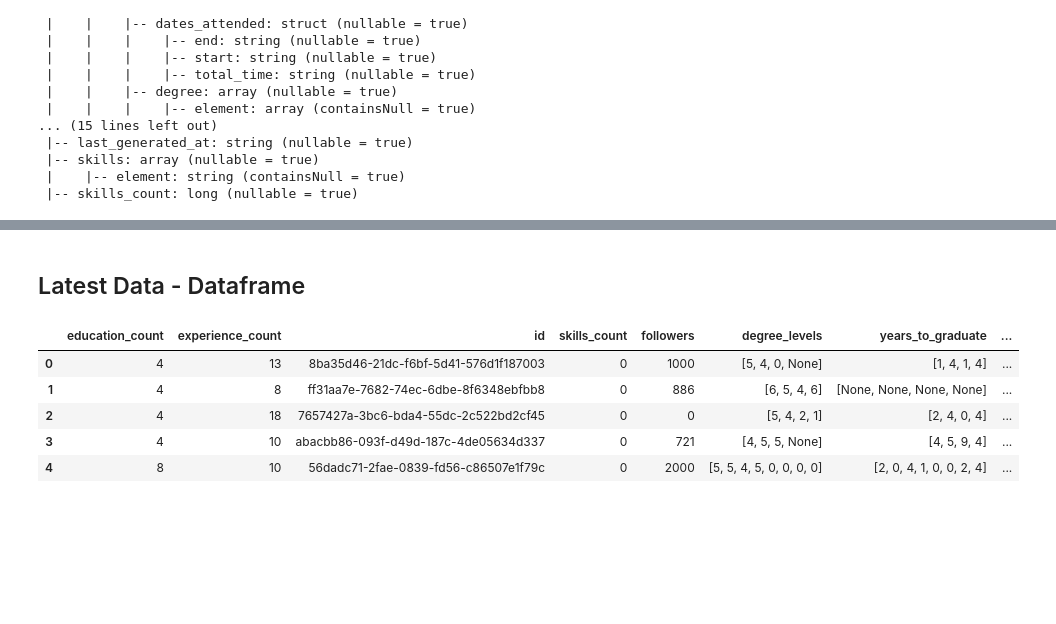
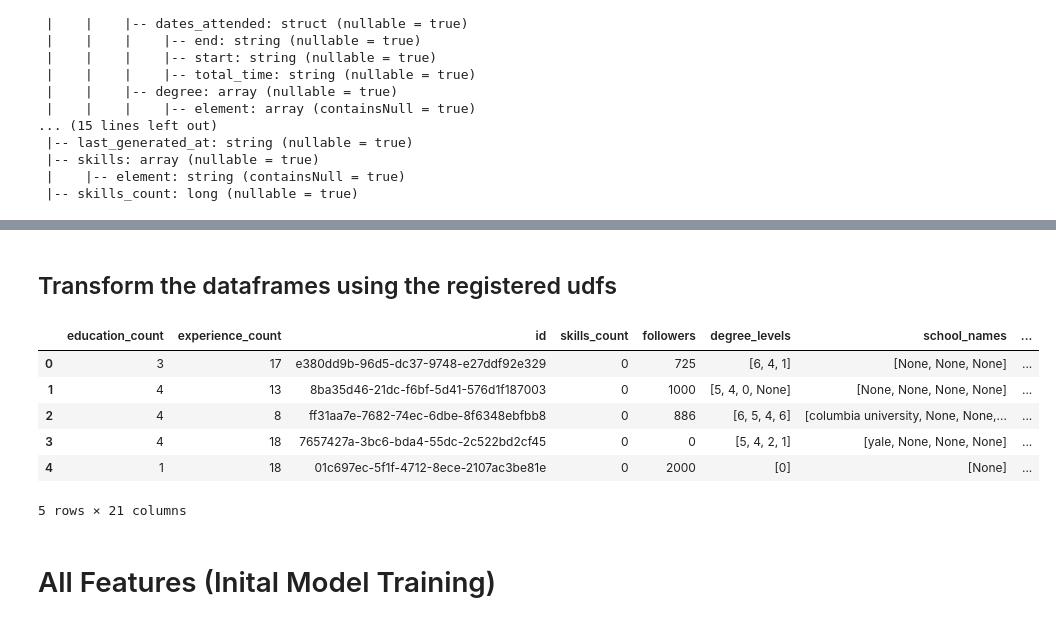
Before and after one commit to simran-dk/METCS777-term-project-repo-Team9, a Jupyter notebook: clustering_using_kmeans.ipynb, the cells around one changed output, grey strips where cells are left out. Drawn from its saved outputs; the diff is of its cells as text; code cells hidden in the pictures; blank space fills up the shorter version.

```diff
--- a/clustering_using_kmeans.ipynb
+++ b/clustering_using_kmeans.ipynb
@@ -1,6 +1,6 @@
 # %%
 temp_dir = "/Users/alexbindas/tmp"
-json_directory_path = "../data/raw_data_84.tar.gz"
+json_directory_path = "../data/raw_data_104.tar.gz"
 # %%
 import shutil
 shutil.rmtree(temp_dir)
@@ -387,31 +548,37 @@ get_average_of_list_udf = udf(get_average_of_list, FloatType())
-# %% [markdown]
-## Latest Data - Dataframe
+# %% [markdown]
+## Transform the dataframes using the registered udfs
 # %%
 transformed_df = df.withColumn("followers", convert_text_to_number_udf(col("activity.followers"))) \
         .withColumn("degree_levels", get_degree_levels_list_udf(df.education))\
+        .withColumn("school_names", clean_school_names_udf(df.education))\
+        .withColumn("bs_school_name", get_bs_school_name_udf(df.education))\
+        .withColumn("ms_school_name", get_ms_school_name_udf(df.education))\
+        .withColumn("phd_school_name", get_phd_school_name_udf(df.education))\
         .withColumn("years_to_graduate", get_total_time_to_graduate_udf(df.education))\
         .withColumn("position_levels", get_position_levels_list_udf(df.experiences))\
         .withColumn("position_start_dates", get_position_start_dates_udf(df.experiences))\
         .withColumn("position_end_dates", get_position_end_dates_udf(df.experiences))\
         .withColumn("position_description", get_position_description_udf(df.experiences))\
         .withColumn("year_of_graduation", df.education[0].dates_attended.end)\
         .withColumn("months_in_position", calculate_months_in_position_udf(df.experiences))\
         .withColumn("connections", convert_text_to_number_udf(col("activity.connections")))\
+        .withColumn("position_count", get_position_counts_udf(df.experiences))\
         .withColumn("degree", df.education[0].degree[0][0])\
         .withColumn("major", clean_major_udf(df.education[0].degree[0]))\
         .drop(*["activity", "last_generated_at", "education","experiences","skills"])
 
-# pandas_df.to_csv(f"/Users/alexbindas/linkedin_raw_data/transformed_data.csv", header=True)
-# transformed_df.show()
 pandas_df = transformed_df.toPandas()
 pandas_df.head()
 # %% [output]
-|  | education_count | experience_count | id | skills_count | followers | degree_levels | years_to_graduate | ... |
-| 0 | 4 | 13 | 8ba35d46-21dc-f6bf-5d41-576d1f187003 | 0 | 1000 | [5, 4, 0, None] | [1, 4, 1, 4] | ... |
-| 1 | 4 | 8 | ff31aa7e-7682-74ec-6dbe-8f6348ebfbb8 | 0 | 886 | [6, 5, 4, 6] | [None, None, None, None] | ... |
-| 2 | 4 | 18 | 7657427a-3bc6-bda4-55dc-2c522bd2cf45 | 0 | 0 | [5, 4, 2, 1] | [2, 4, 0, 4] | ... |
-| 3 | 4 | 10 | abacbb86-093f-d49d-187c-4de05634d337 | 0 | 721 | [4, 5, 5, None] | [4, 5, 9, 4] | ... |
-| 4 | 8 | 10 | 56dadc71-2fae-0839-fd56-c86507e1f79c | 0 | 2000 | [5, 5, 4, 5, 0, 0, 0, 0] | [2, 0, 4, 1, 0, 0, 2, 4] | ... |
+|  | education_count | experience_count | id | skills_count | followers | degree_levels | school_names | ... |
+| 0 | 3 | 17 | e380dd9b-96d5-dc37-9748-e27ddf92e329 | 0 | 725 | [6, 4, 1] | [None, None, None] | ... |
+| 1 | 4 | 13 | 8ba35d46-21dc-f6bf-5d41-576d1f187003 | 0 | 1000 | [5, 4, 0, None] | [None, None, None, None] | ... |
+| 2 | 4 | 8 | ff31aa7e-7682-74ec-6dbe-8f6348ebfbb8 | 0 | 886 | [6, 5, 4, 6] | [columbia university, None, None,... | ... |
+| 3 | 4 | 18 | 7657427a-3bc6-bda4-55dc-2c522bd2cf45 | 0 | 0 | [5, 4, 2, 1] | [yale, None, None, None] | ... |
+| 4 | 1 | 18 | 01c697ec-5f1f-4712-8ece-2107ac3be81e | 0 | 2000 | [0] | [None] | ... |
+5 rows × 21 columns
+# %% [markdown]
+# All Features (Inital Model Training)
 # %%
 from pyspark.sql.functions import col, max as spark_max, array_max, array_min, mean
 from pyspark.sql import functions as F
```
Also changed, not shown: parts of 30 cells of this notebook, 4 other files.
